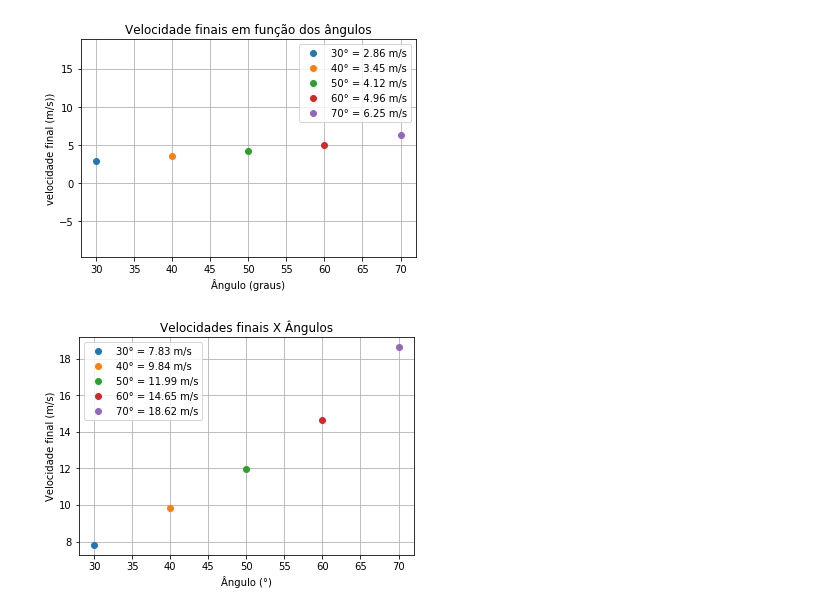
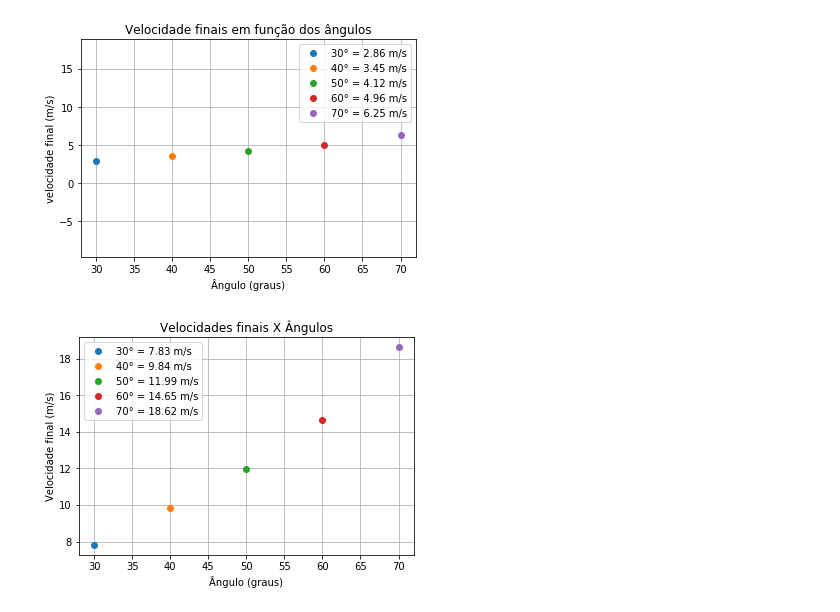
Before and after one commit to pedrocelia/Hot-Wheels, a Jupyter notebook: Hot Wheels(1).ipynb, the cells around one changed output. Drawn from its saved outputs; the diff is of its cells as text; code cells hidden in the pictures.

```diff
--- a/Hot Wheels(1).ipynb
+++ b/Hot Wheels(1).ipynb
@@ -335,27 +337,27 @@ plt.show()
 # %% [output]
 [figure]
 # %%
-#Vamos plotar a seguir o gráfico conclusivo das velocidades finais pelos ângulos escolhidos
+#Vamos plotar a seguir o gráfico conclusivo das velocidades finais pelos ângulos escolhidos no looping
 
 for angulo in lista_de_angulos:
     ang_radianos = math.radians(angulo)
     sen = math.sin(ang_radianos)
     cos = math.cos(ang_radianos)
     solucao_para_velocidade = odeint(EquaçãoDiferencial, CI, tempo, args=(ang_radianos,))
     vxf = solucao_para_velocidade[:,2][-1]
     vyf = solucao_para_velocidade[:,3][-1]
     vf = math.sqrt((vxf**2) + (vyf**2))
     a0 = -math.pi/2 - ang_radianos
     w0 = vf/R_do_loop
     CI1 = [a0,w0,vf]
     solucao1 = odeint(EquaçãoDiferencial2, CI1, tempo1)
     vf_loop = solucao1[:,2][-1]
     plt.plot(angulo, vf_loop, 'o', label = '{0}° = {1} m/s'.format(angulo, '%.2f' %vf_loop))
 plt.title('Velocidades finais X Ângulos')
-plt.xlabel('Ângulo (°)')
+plt.xlabel('Ângulo (graus)')
 plt.ylabel('Velocidade final (m/s)')
 plt.legend()
 plt.grid(True)
 plt.show()
 # %% [output]
-[figure, old version]
+[figure, new version]
```
Also changed, not shown: parts of 2 cells of this notebook, 1 other file.
